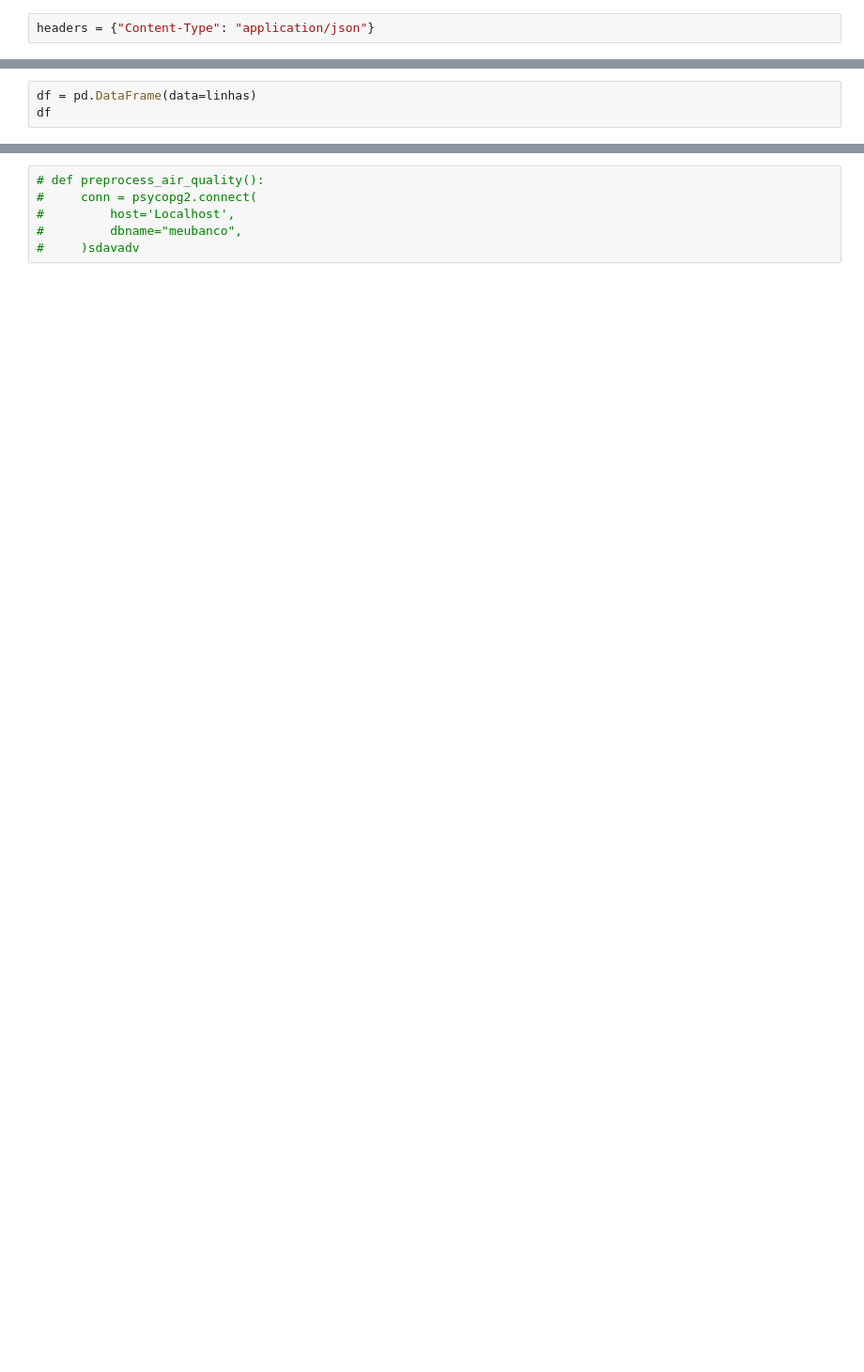
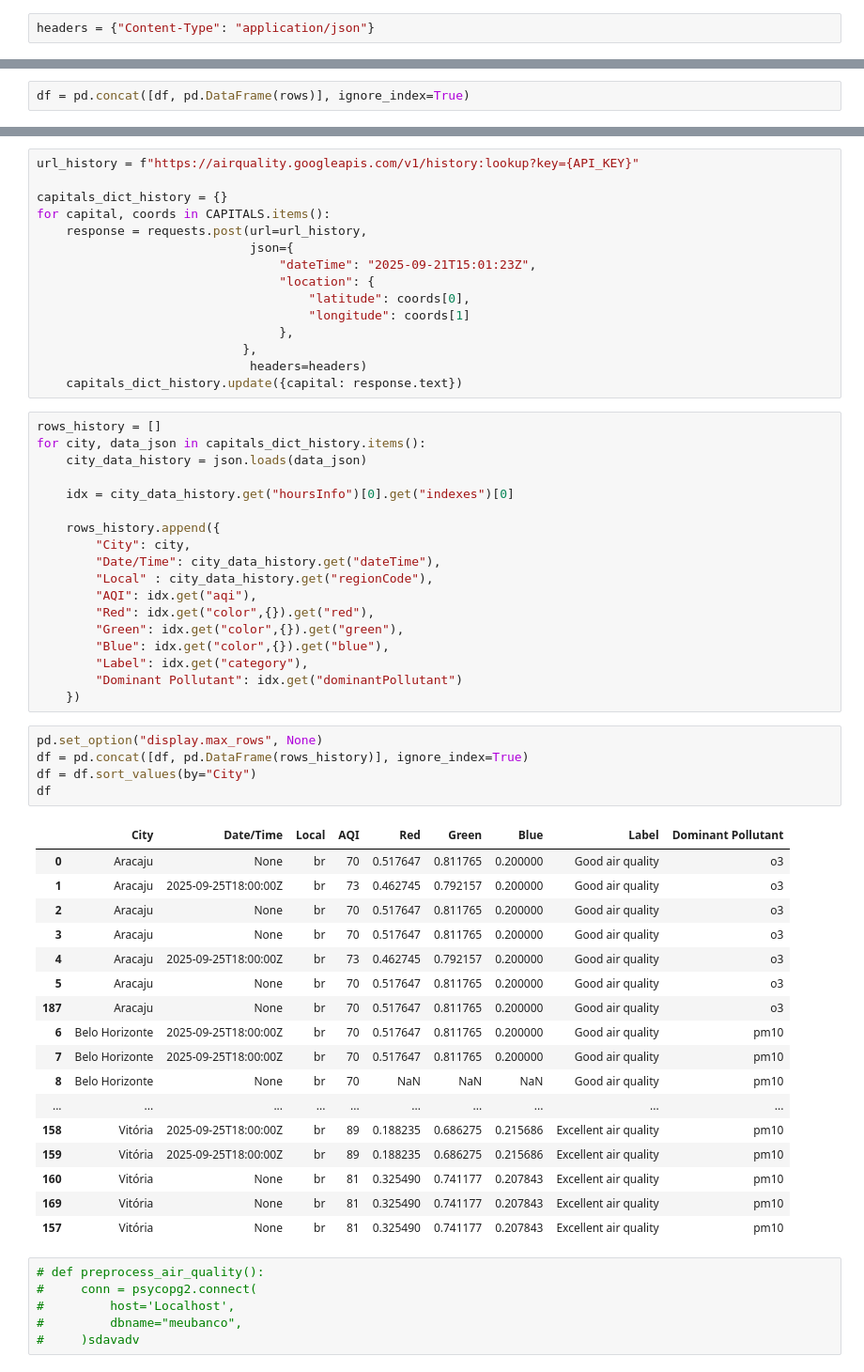
Before and after one commit to akira-gabriel/Pollution-is-Bad, a Jupyter notebook: main.ipynb, the cells around one changed output, grey strips where cells are left out. Shown at 94% size. Saved outputs shown, nothing was run; the diff lists cells and outputs as text; blank space fills up the shorter version.

Commit message:
Extraindo dados por data

```diff
--- a/main.ipynb
+++ b/main.ipynb
@@ -118,3 +114,0 @@ linhas
-# %%
-df = pd.DataFrame(data=linhas)
-df
@@ -138,0 +115,2 @@ df
+# %%
+df = pd.concat([df, pd.DataFrame(rows)], ignore_index=True)
@@ -139,3 +137,59 @@ df
+# %%
+url_history = f"https://airquality.googleapis.com/v1/history:lookup?key={API_KEY}"
+
+capitals_dict_history = {}
+for capital, coords in CAPITALS.items():
+    response = requests.post(url=url_history,
+                             json={
+                                 "dateTime": "2025-09-21T15:01:23Z",
+                                 "location": {
+                                     "latitude": coords[0],
+                                     "longitude": coords[1]
+                                 },
+                            },
+                             headers=headers)
+    capitals_dict_history.update({capital: response.text})
+# %%
+rows_history = []
+for city, data_json in capitals_dict_history.items():
+    city_data_history = json.loads(data_json)
+
+    idx = city_data_history.get("hoursInfo")[0].get("indexes")[0]
+
+    rows_history.append({
+        "City": city,
+        "Date/Time": city_data_history.get("dateTime"),
+        "Local" : city_data_history.get("regionCode"),
+        "AQI": idx.get("aqi"),
+        "Red": idx.get("color",{}).get("red"),
+        "Green": idx.get("color",{}).get("green"),
+        "Blue": idx.get("color",{}).get("blue"),
+        "Label": idx.get("category"),
+        "Dominant Pollutant": idx.get("dominantPollutant")
+    })
+# %%
+pd.set_option("display.max_rows", None)
+df = pd.concat([df, pd.DataFrame(rows_history)], ignore_index=True)
+df = df.sort_values(by="City")
+df
+# %% [output]
+|  | City | Date/Time | Local | AQI | Red | Green | Blue | Label | Dominant Pollutant |
+| 0 | Aracaju | None | br | 70 | 0.517647 | 0.811765 | 0.200000 | Good air quality | o3 |
+| 1 | Aracaju | 2025-09-25T18:00:00Z | br | 73 | 0.462745 | 0.792157 | 0.200000 | Good air quality | o3 |
+| 2 | Aracaju | None | br | 70 | 0.517647 | 0.811765 | 0.200000 | Good air quality | o3 |
+| 3 | Aracaju | None | br | 70 | 0.517647 | 0.811765 | 0.200000 | Good air quality | o3 |
+| 4 | Aracaju | 2025-09-25T18:00:00Z | br | 73 | 0.462745 | 0.792157 | 0.200000 | Good air quality | o3 |
+| 5 | Aracaju | None | br | 70 | 0.517647 | 0.811765 | 0.200000 | Good air quality | o3 |
+| 187 | Aracaju | None | br | 70 | 0.517647 | 0.811765 | 0.200000 | Good air quality | o3 |
+| 6 | Belo Horizonte | 2025-09-25T18:00:00Z | br | 70 | 0.517647 | 0.811765 | 0.200000 | Good air quality | pm10 |
+| 7 | Belo Horizonte | 2025-09-25T18:00:00Z | br | 70 | 0.517647 | 0.811765 | 0.200000 | Good air quality | pm10 |
+| 8 | Belo Horizonte | None | br | 70 | NaN | NaN | NaN | Good air quality | pm10 |
+| ... | ... | ... | ... | ... | ... | ... | ... | ... | ... |
+| 158 | Vitória | 2025-09-25T18:00:00Z | br | 89 | 0.188235 | 0.686275 | 0.215686 | Excellent air quality | pm10 |
+| 159 | Vitória | 2025-09-25T18:00:00Z | br | 89 | 0.188235 | 0.686275 | 0.215686 | Excellent air quality | pm10 |
+| 160 | Vitória | None | br | 81 | 0.325490 | 0.741177 | 0.207843 | Excellent air quality | pm10 |
+| 169 | Vitória | None | br | 81 | 0.325490 | 0.741177 | 0.207843 | Excellent air quality | pm10 |
+| 157 | Vitória | None | br | 81 | 0.325490 | 0.741177 | 0.207843 | Excellent air quality | pm10 |
 # %%
 # def preprocess_air_quality():
 #     conn = psycopg2.connect(
```
Also changed, not shown: parts of 13 cells of this notebook.
